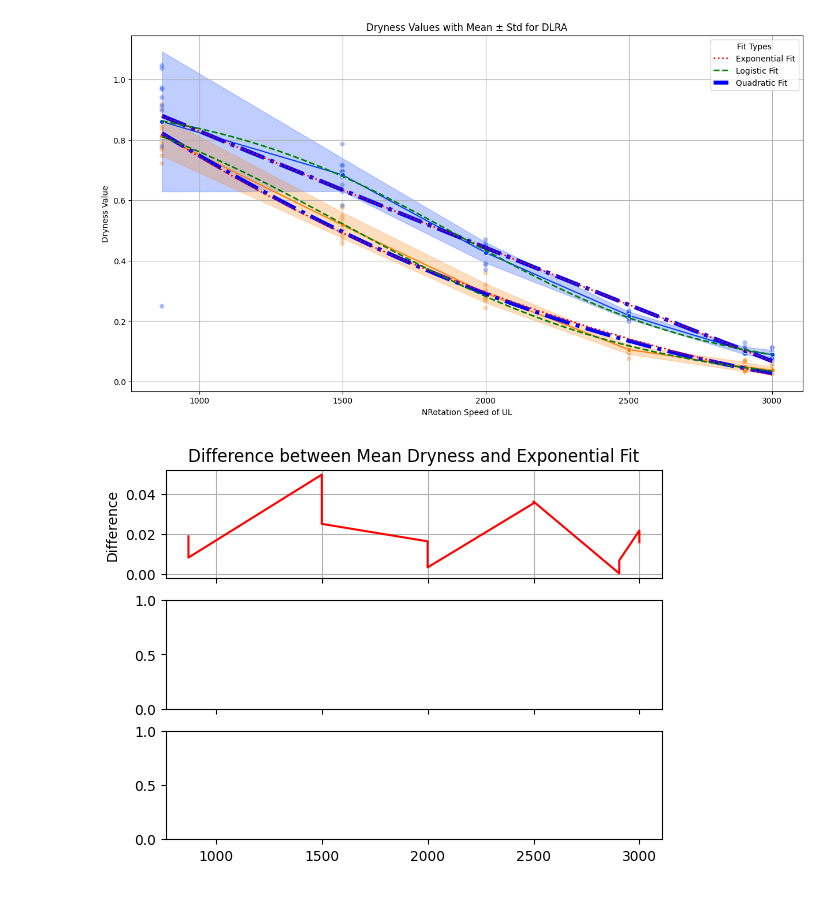
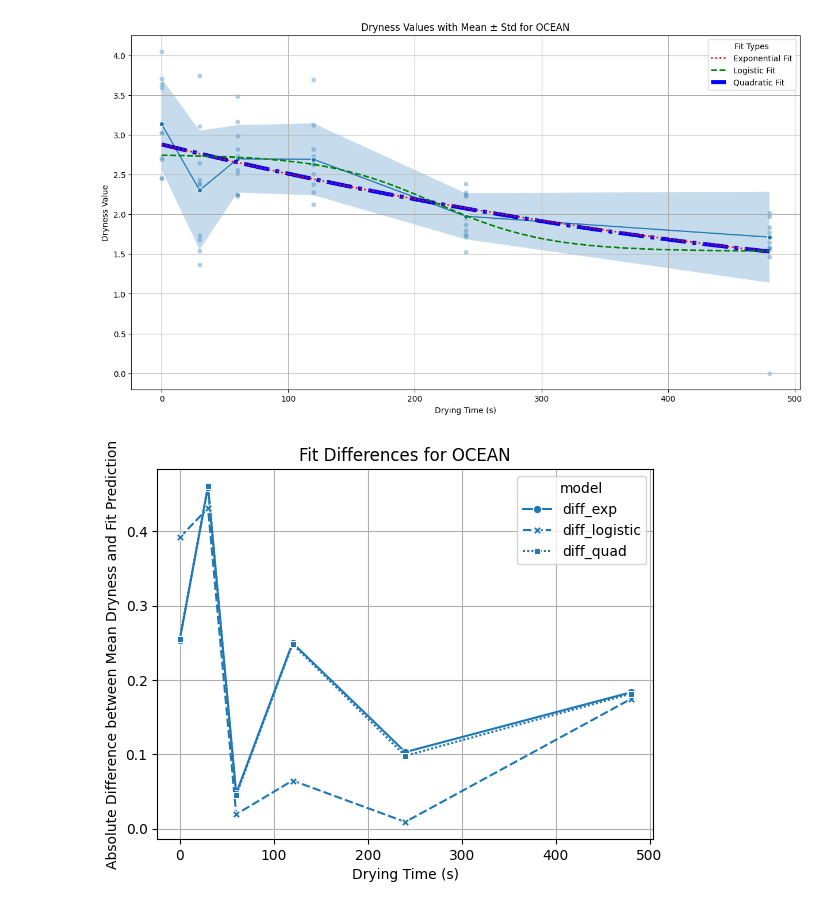
Before and after one commit to NilsTettschlag/drysense-2025_2026, a Jupyter notebook: statistische_auswertung.ipynb, the cells around one changed output. Drawn from its saved outputs; the diff is of its cells as text; code cells hidden in the pictures.

```diff
--- a/statistische_auswertung.ipynb
+++ b/statistische_auswertung.ipynb
@@ -13,7 +13,7 @@ from functions.m_statistical_calculations import logistic_decay
 # plot mean and std data for different machines
 
 # set machine
-set_machine = 'DLRA'  # Options: 'OCEAN', 'DLRA'
+set_machine = 'OCEAN'  # Options: 'OCEAN', 'DLRA'
 
 # read data
 df_mean_std = pd.read_csv(
@@ -231,32 +231,77 @@ else:
     ax.plot(x_fit * 3000, y_fit_quad, color='b', linestyle='-.', linewidth=5)
     ax.plot(x_fit * 3000, y_fit_exp, color='r', linestyle=':', linewidth=2)
     ax.plot(x_fit * 3000, y_fit_logistic, color='g', linestyle='--', linewidth=2)
 
 # plot legend for fits
 custom_lines = [
     Line2D([0], [0], color='r', linestyle=':', lw=2),
     Line2D([0], [0], color='g', linestyle='--', lw=2),
     Line2D([0], [0], color='b', linestyle='--', lw=5)
 ]
 ax.legend(custom_lines, ['Exponential Fit', 'Logistic Fit', 'Quadratic Fit'], title='Fit Types', loc='upper right')
 
 
 # ---- labels & styling ----
 plt.title(f'Dryness Values with Mean ± Std for {set_machine}')
 plt.xlabel('Drying Time (s)' if x == 't_duration' else 'NRotation Speed of UL')
 plt.ylabel('Dryness Value')
 plt.grid(True)
 #plt.legend(title='Drying Temperature (T_drying)' if hue else None)
 
 # save & show
 plt.savefig(f'output/{set_machine}/mean_std_dryness_plot.png', dpi=300, bbox_inches='tight')
 plt.show()
 
 fig, axes = plt.subplots(1, 1, sharex=True)
 
+# plot differences if hue per hue
+if hue:
+    df_long = df_mean_std.melt(
+        id_vars=[x, hue],
+        value_vars=['diff_exp', 'diff_logistic', 'diff_quad'],
+        var_name='model',
+        value_name='difference'
+    )
+
+    sns.lineplot(
+        data=df_long,
+        x=x,
+        y='difference',
+        hue=hue,
+        style='model',
+        markers=True,
+        ax=axes
+    )
+else:
+    df_long = df_mean_std.melt(
+        id_vars=[x],
+        value_vars=['diff_exp', 'diff_logistic', 'diff_quad'],
+        var_name='model',
+        value_name='difference'
+    )
+
+    sns.lineplot(
+        data=df_long,
+        x=x,
+        y='difference',
+        style='model',
+        markers=True,
+        ax=axes
+    )
+# ---- labels & styling ----
+axes.set_title(f'Fit Differences for {set_machine}')
+axes.set_xlabel('Drying Time (s)' if x == 't_duration' else 'NRotation Speed of UL')
+axes.set_ylabel('Absolute Difference between Mean Dryness and Fit Prediction')
+axes.grid(True)
+if hue:
+    axes.legend(title='Fit Type')
+plt.savefig(f'output/{set_machine}/mean_std_fit_differences_plot.png', dpi=300, bbox_inches='tight')
+plt.show()
+
+
 
 # mean std dataframe to csv with differences
 df_mean_std.to_csv(f'output/{set_machine}/mean_std_datarecorder_with_fit_differences.csv', index=False)
 # %% [output]
-[figure, old version]
+[figure, new version]
-[figure, old version]
+[figure, new version]
```
